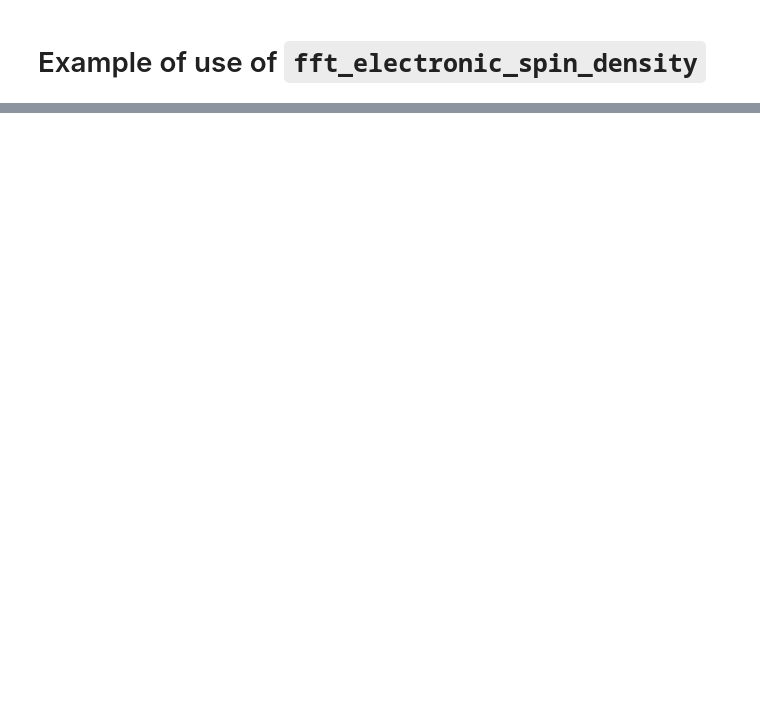
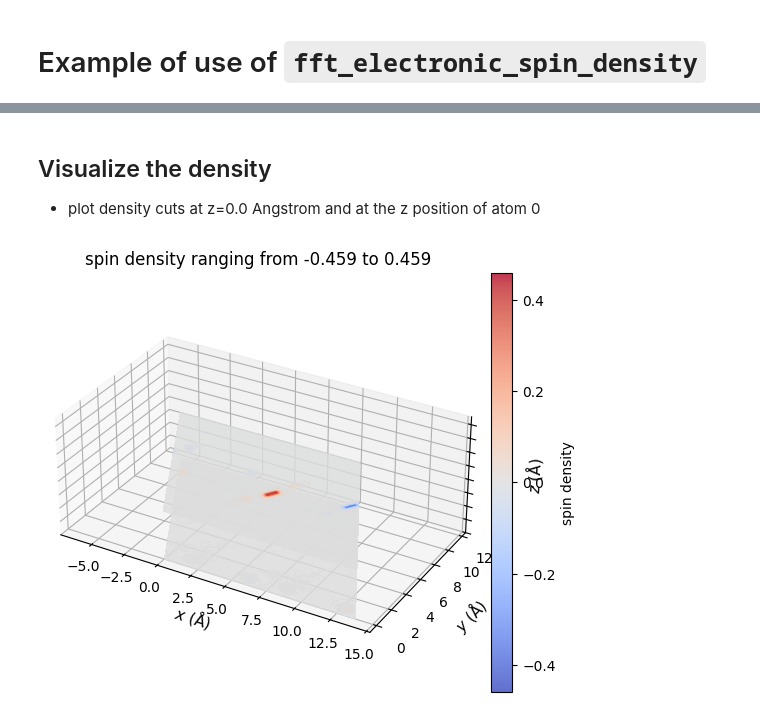
Before and after one commit to liborsold/fft_electronic_spin_density, a Jupyter notebook: examples/fft_examples.ipynb, the cells around one changed output, grey strips where cells are left out. Saved outputs shown, nothing was run; the diff lists cells and outputs as text; code cells hidden in the pictures; blank space fills up the shorter version.

```diff
--- a/examples/fft_examples.ipynb
+++ b/examples/fft_examples.ipynb
@@ -9,2 +21,18 @@ density = Density(fname_cube_file='../cube_files/Cu2AC4_rho_sz_256.cube')
+# %% [markdown]
+## Visualize the density
+- plot density cuts at z=0.0 Angstrom and at the z position of atom 0
+# %%
+site_coordinates = density.get_sites_of_atoms(site_idx=[0])
+# z position of atom 0
+atom_0_z_coordinate = site_coordinates[0][2]
+
+# indices along the c lattice vector where density cuts should be plotted
+c_idx = density.get_c_idx_at_z_coordinates(z_coordinates=[0.0, atom_0_z_coordinate])
+
+density.plot_cube_rho_sz(c_idx_arr=c_idx, fout_name=f'plot_2D_example_figure.png', alpha=0.8,
+                         figsize=(10.0, 4.5), dpi=400, zeros_transparent=False,
+                         show_plot=True)
+# %% [output]
+[figure, added]
 # %%
 rho_sz_tot, rho_sz_abs_tot = density.integrate_cube_file()
```
Also changed, not shown: parts of 5 cells of this notebook, 11 other files.
